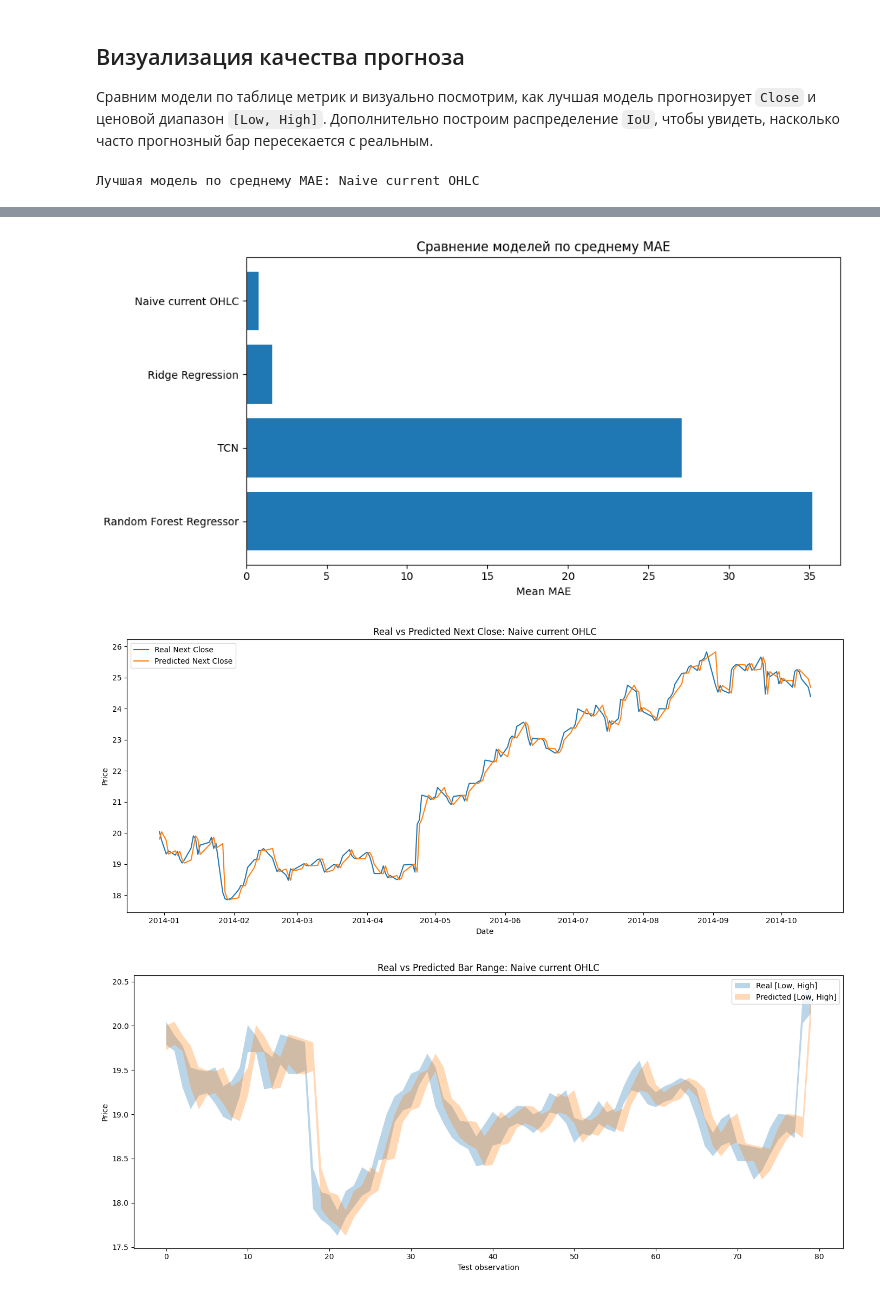
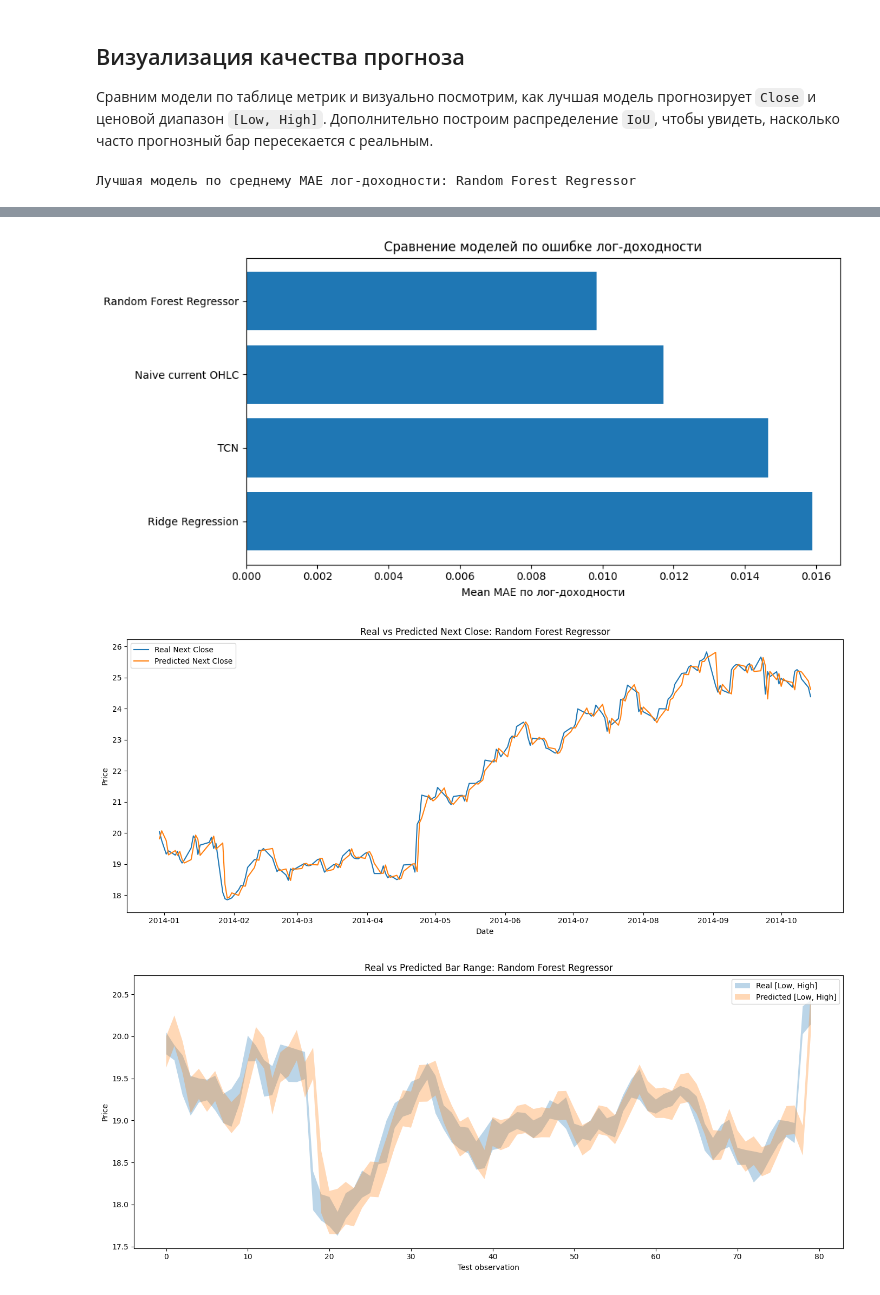
Before and after one commit to Jasintar/ml-project-2026, a Jupyter notebook: project-full.ipynb, the cells around one changed output, grey strips where cells are left out. Cells and saved outputs as stored; diff of their text form; code cells hidden in the pictures.

```diff
--- a/project-full.ipynb
+++ b/project-full.ipynb
@@ -227,12 +227,14 @@ reg_df['Date'] = pd.to_datetime(reg_df['Date'])
 reg_df = reg_df.sort_values('Date').reset_index(drop=True)
 
 current_ohlc_cols = ['Open', 'High', 'Low', 'Close']
-target_cols = ['Next_Open', 'Next_High', 'Next_Low', 'Next_Close']
+next_price_cols = ['Next_Open_Price', 'Next_High_Price', 'Next_Low_Price', 'Next_Close_Price']
+target_cols = ['Next_Open_Log_Return', 'Next_High_Log_Return', 'Next_Low_Log_Return', 'Next_Close_Log_Return']
 
-for current_col, target_col in zip(current_ohlc_cols, target_cols):
-    reg_df[target_col] = reg_df[current_col].shift(-1)
+for current_col, next_price_col, target_col in zip(current_ohlc_cols, next_price_cols, target_cols):
+    reg_df[next_price_col] = reg_df[current_col].shift(-1)
+    reg_df[target_col] = np.log(reg_df[next_price_col] / reg_df['Close'])
 
-reg_df = reg_df.dropna(subset=target_cols).reset_index(drop=True)
+reg_df = reg_df.dropna(subset=next_price_cols + target_cols).reset_index(drop=True)
 
 print('Размер датасета для регрессии:', reg_df.shape)
 print('Период:', reg_df['Date'].min().date(), '-', reg_df['Date'].max().date())
@@ -338,7 +340,7 @@ scikit-learn доступен в текущем kernel.
 from sklearn.compose import ColumnTransformer
 from sklearn.preprocessing import OneHotEncoder, StandardScaler
 
-feature_exclude_cols = ['Date'] + target_cols
+feature_exclude_cols = ['Date'] + target_cols + next_price_cols
 if 'Target' in reg_df.columns:
     feature_exclude_cols.append('Target')
 
@@ -346,7 +348,7 @@ X_tabular = reg_df.drop(columns=feature_exclude_cols)
 y_ohlc = reg_df[target_cols].copy()
 
 categorical_features = ['Day_of_Week', 'Month']
-binary_features = ['report_querter', 'report_year']
+binary_features = ['report_quarter', 'report_year']
 numeric_features = [
     col for col in X_tabular.columns
     if col not in categorical_features + binary_features
@@ -408,6 +410,7 @@ X_seq_test = X_seq_all[test_seq_mask]
 y_seq_test_scaled = y_seq_all[test_seq_mask]
 y_seq_test = target_scaler.inverse_transform(y_seq_test_scaled)
 seq_test_dates = reg_df['Date'].iloc[seq_row_idx[test_seq_mask]].reset_index(drop=True)
+seq_test_base_close = reg_df['Close'].iloc[seq_row_idx[test_seq_mask]].to_numpy()
 
 # Для локального запуска ограничиваем TCN последними окнами train-части.
 # Это сохраняет временную логику и не перегружает TensorFlow.
@@ -509,9 +524,12 @@ iou_by_model = {}
 
 # Сравниваем модели на одной и той же test-части после split_idx.
 y_test_values = y_test.values
+test_base_close = X_test_tab['Close'].to_numpy()
 
-naive_pred = X_test_tab[current_ohlc_cols].values
-naive_result, naive_pred_processed, naive_iou = evaluate_ohlc_forecast('Naive current OHLC', y_test_values, naive_pred)
+# Наивный прогноз: следующий бар равен текущему бару.
+# Так как таргеты теперь лог-доходности относительно Close, переводим текущий OHLC в log(OHLC / Close).
+naive_pred = np.log(X_test_tab[current_ohlc_cols].div(X_test_tab['Close'], axis=0)).values
+naive_result, naive_pred_processed, naive_iou = evaluate_ohlc_forecast('Naive current OHLC', y_test_values, naive_pred, test_base_close)
 regression_results.append(naive_result)
 predictions_by_model['Naive current OHLC'] = naive_pred_processed
 iou_by_model['Naive current OHLC'] = naive_iou
@@ -522,7 +540,7 @@ ridge_model = Pipeline(steps=[
 ])
 ridge_model.fit(X_train_tab, y_train)
 ridge_pred = ridge_model.predict(X_test_tab)
-ridge_result, ridge_pred_processed, ridge_iou = evaluate_ohlc_forecast('Ridge Regression', y_test_values, ridge_pred)
+ridge_result, ridge_pred_processed, ridge_iou = evaluate_ohlc_forecast('Ridge Regression', y_test_values, ridge_pred, test_base_close)
 regression_results.append(ridge_result)
 predictions_by_model['Ridge Regression'] = ridge_pred_processed
 iou_by_model['Ridge Regression'] = ridge_iou
@@ -539,11 +557,11 @@ rf_model = Pipeline(steps=[
 ])
 rf_model.fit(X_train_tab, y_train)
 rf_pred = rf_model.predict(X_test_tab)
-rf_result, rf_pred_processed, rf_iou = evaluate_ohlc_forecast('Random Forest Regressor', y_test_values, rf_pred)
+rf_result, rf_pred_processed, rf_iou = evaluate_ohlc_forecast('Random Forest Regressor', y_test_values, rf_pred, test_base_close)
 regression_results.append(rf_result)
 predictions_by_model['Random Forest Regressor'] = rf_pred_processed
 iou_by_model['Random Forest Regressor'] = rf_iou
 
-metrics_df = pd.DataFrame(regression_results).sort_values('MAE_mean').reset_index(drop=True)
+metrics_df = pd.DataFrame(regression_results).sort_values('MAE_log_return_mean').reset_index(drop=True)
 display(metrics_df)
 # %% [output]
@@ -700,13 +792,13 @@ best_regression_model = metrics_df.iloc[0]['model']
 best_prediction = predictions_by_model[best_regression_model]
 best_iou = iou_by_model[best_regression_model]
 
-print('Лучшая модель по среднему MAE:', best_regression_model)
+print('Лучшая модель по среднему MAE лог-доходности:', best_regression_model)
 display(metrics_df)
 
 plt.figure(figsize=(10, 5))
-plt.barh(metrics_df['model'], metrics_df['MAE_mean'])
-plt.xlabel('Mean MAE')
-plt.title('Сравнение моделей по среднему MAE')
+plt.barh(metrics_df['model'], metrics_df['MAE_log_return_mean'])
+plt.xlabel('Mean MAE по лог-доходности')
+plt.title('Сравнение моделей по ошибке лог-доходности')
 plt.gca().invert_yaxis()
 plt.tight_layout()
 plt.show()
@@ -714,10 +806,10 @@ plt.show()
 # Для TCN тестовый y может начинаться с той же test-части, но используем корректные массивы по выбранной модели.
 if best_regression_model == 'TCN':
     plot_dates = seq_test_dates
-    y_true_plot = y_seq_test
+    y_true_plot = returns_to_prices(seq_test_base_close, y_seq_test)
 else:
     plot_dates = reg_df['Date'].iloc[split_idx:].reset_index(drop=True)
-    y_true_plot = y_test_values
+    y_true_plot = returns_to_prices(test_base_close, y_test_values)
 
 plot_len = min(200, len(plot_dates))
 
@@ -765,4 +857,4 @@ plt.ylabel('Количество наблюдений')
 plt.tight_layout()
 plt.show()
 # %% [output]
-Лучшая модель по среднему MAE: Naive current OHLC
+Лучшая модель по среднему MAE лог-доходности: Random Forest Regressor
@@ -774,3 +866,3 @@ plt.show()
-[figure, old version]
+[figure, new version]
-[figure, old version]
+[figure, new version]
-[figure, old version]
+[figure, new version]
```
Also changed, not shown: parts of 13 cells of this notebook.
